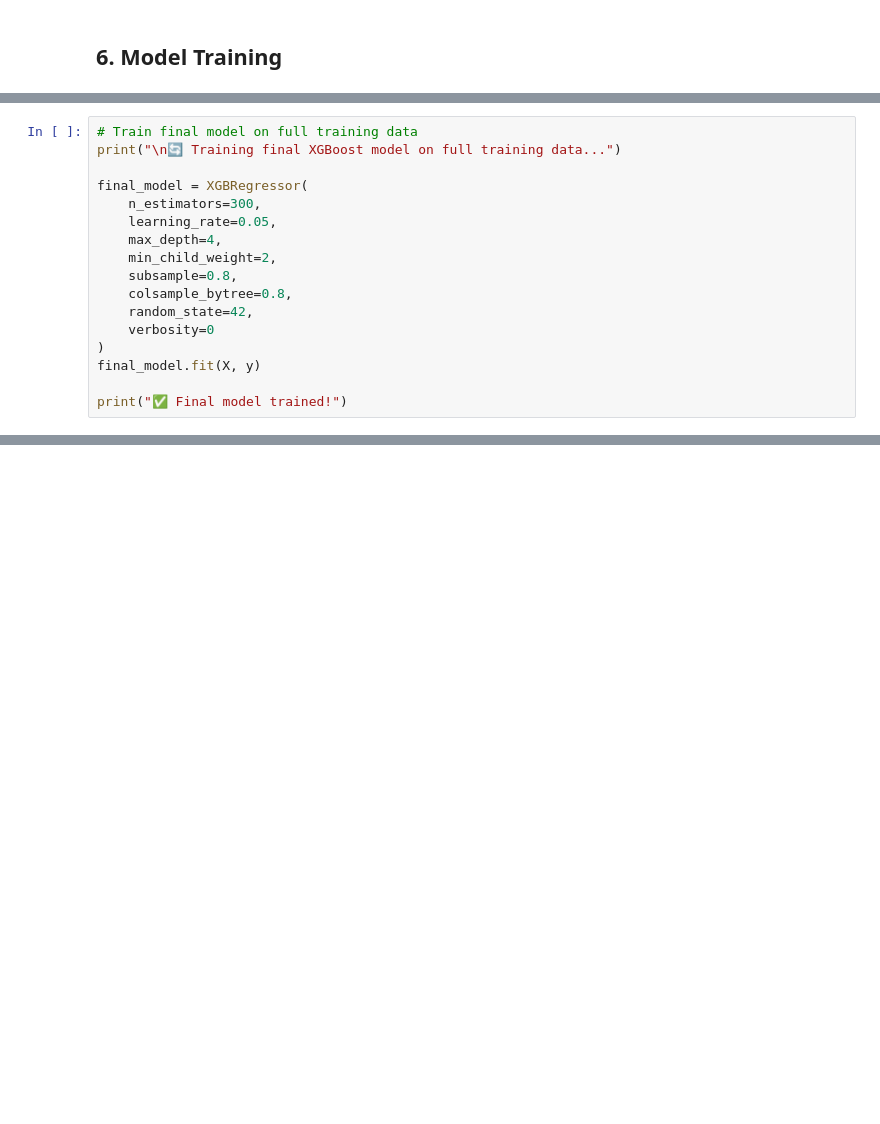
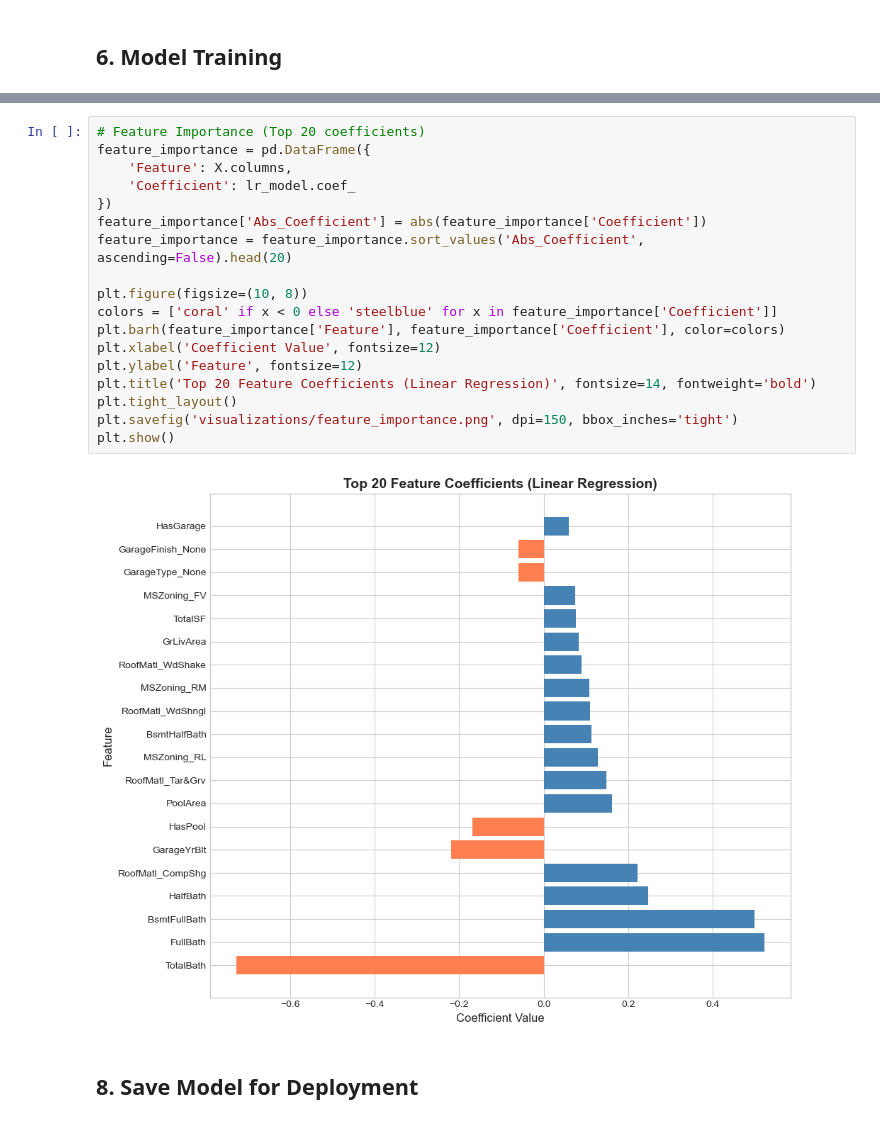
Before and after one commit to ramishalidev/House-Price-Prediction, a Jupyter notebook: house-price-prediction.ipynb, the cells around one changed output, grey strips where cells are left out. Cells and saved outputs as stored; diff of their text form; blank space fills up the shorter version.

```diff
--- a/house-price-prediction.ipynb
+++ b/house-price-prediction.ipynb
@@ -666,17 +472,0 @@ plt.show()
-# %%
-# Train final model on full training data
-print("\n🔄 Training final XGBoost model on full training data...")
-
-final_model = XGBRegressor(
-    n_estimators=300,
-    learning_rate=0.05,
-    max_depth=4,
-    min_child_weight=2,
-    subsample=0.8,
-    colsample_bytree=0.8,
-    random_state=42,
-    verbosity=0
-)
-final_model.fit(X, y)
-
-print("✅ Final model trained!")
@@ -692,0 +582,22 @@ print(f"   Median: ${np.median(test_predictions):,.0f}")
+# %%
+# Feature Importance (Top 20 coefficients)
+feature_importance = pd.DataFrame({
+    'Feature': X.columns,
+    'Coefficient': lr_model.coef_
+})
+feature_importance['Abs_Coefficient'] = abs(feature_importance['Coefficient'])
+feature_importance = feature_importance.sort_values('Abs_Coefficient', ascending=False).head(20)
+
+plt.figure(figsize=(10, 8))
+colors = ['coral' if x < 0 else 'steelblue' for x in feature_importance['Coefficient']]
+plt.barh(feature_importance['Feature'], feature_importance['Coefficient'], color=colors)
+plt.xlabel('Coefficient Value', fontsize=12)
+plt.ylabel('Feature', fontsize=12)
+plt.title('Top 20 Feature Coefficients (Linear Regression)', fontsize=14, fontweight='bold')
+plt.tight_layout()
+plt.savefig('visualizations/feature_importance.png', dpi=150, bbox_inches='tight')
+plt.show()
+# %% [output]
+[figure, added]
+# %% [markdown]
+## 8. Save Model for Deployment
```
Also changed, not shown: parts of 58 cells of this notebook, 15 other files.
